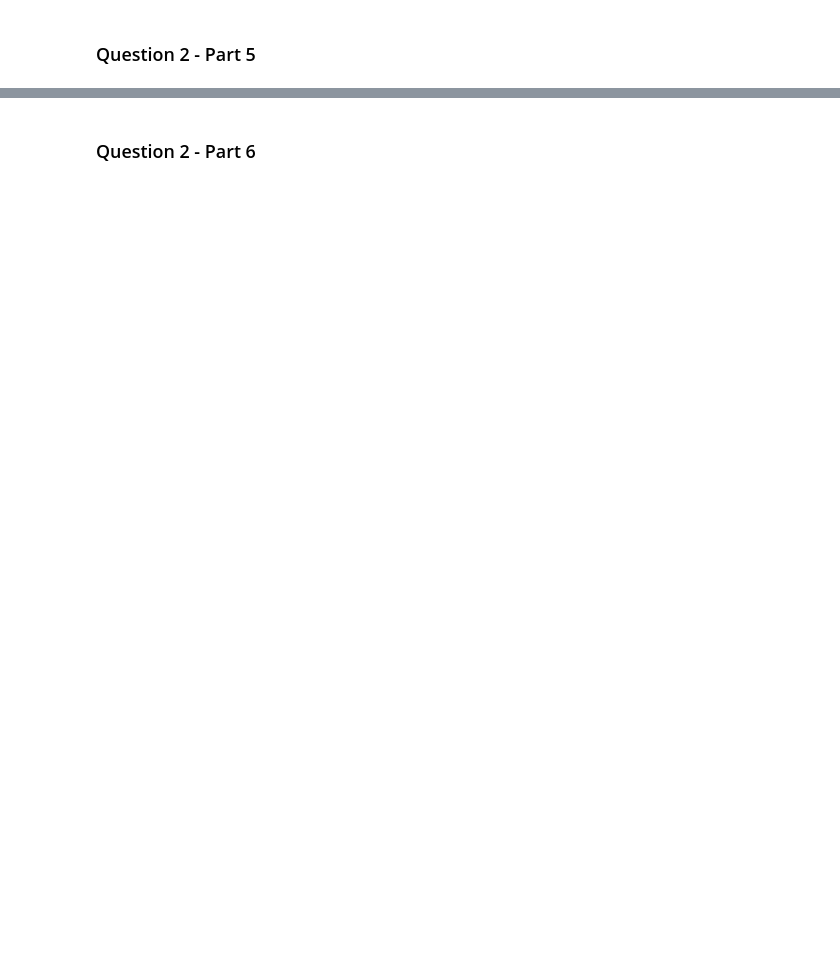
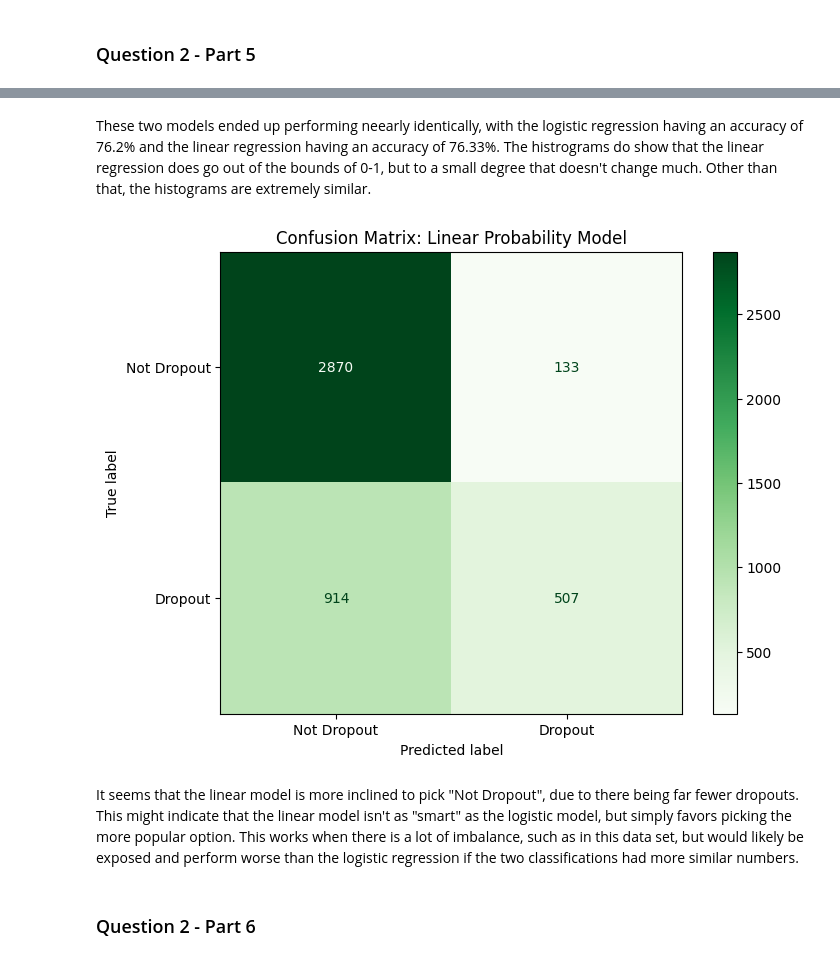
Before and after one commit to thomashooks53/undergrad_ml_assignments, a Jupyter notebook: 05_assignment_glm.ipynb, the cells around one changed output, grey strips where cells are left out. Cells and saved outputs as stored; diff of their text form; code cells hidden in the pictures; blank space fills up the shorter version.

```diff
--- a/05_assignment_glm.ipynb
+++ b/05_assignment_glm.ipynb
@@ -111,2 +287,18 @@ The relevant variables are:
+# %% [markdown]
+These two models ended up performing neearly identically, with the logistic regression having an accuracy of 76.2% and the linear regression having an accuracy of 76.33%. The histrograms do show that the linear regression does go out of the bounds of 0-1, but to a small degree that doesn't change much. Other than that, the histograms are extremely similar.
+# %%
+lin_conf_matrix = confusion_matrix(y, lin_preds)
+
+disp = ConfusionMatrixDisplay(confusion_matrix=lin_conf_matrix,
+                              display_labels=['Not Dropout', 'Dropout'])
+
+fig, ax = plt.subplots(figsize=(8, 6))
+disp.plot(cmap='Greens', ax=ax) # Using Green to match your LPM histogram
+plt.title('Confusion Matrix: Linear Probability Model')
+plt.show()
+# %% [output]
+[figure, added]
+# %% [markdown]
+It seems that the linear model is more inclined to pick "Not Dropout", due to there being far fewer dropouts. This might indicate that the linear model isn't as "smart" as the logistic model, but simply favors picking the more popular option. This works when there is a lot of imbalance, such as in this data set, but would likely be exposed and perform worse than the logistic regression if the two classifications had more similar numbers.
 # %% [markdown]
 ### Question 2 - Part 6
```
Also changed, not shown: parts of 18 cells of this notebook.
